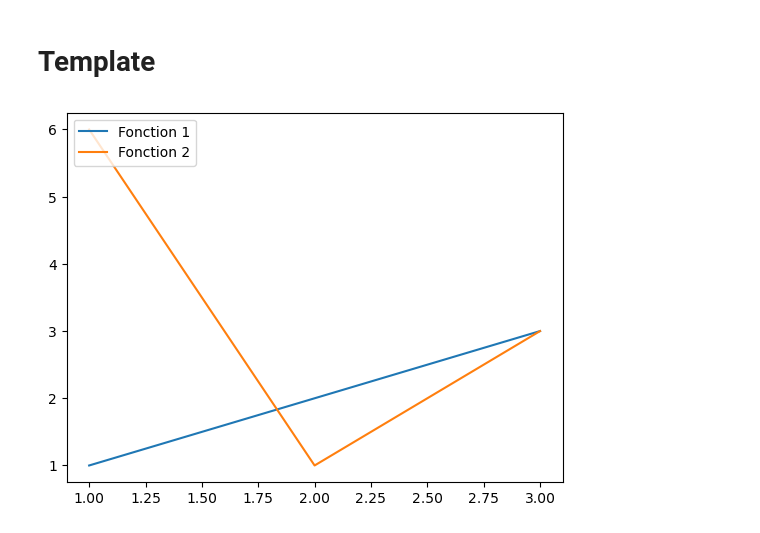
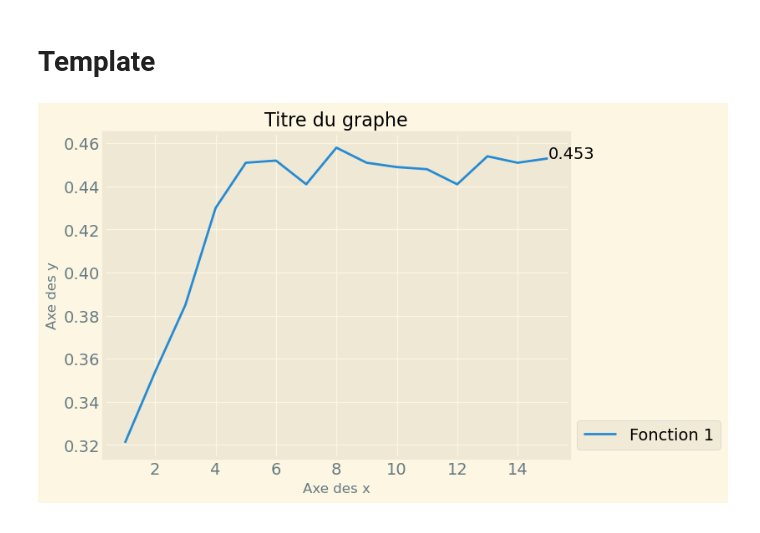
Before and after one commit to ScierKnave/honor_project, a Jupyter notebook: src/résultats/figures.ipynb, the cells around one changed output. Drawn from its saved outputs; the diff is of its cells as text; code cells hidden in the pictures.

Commit message:
graph update

```diff
--- a/src/résultats/figures.ipynb
+++ b/src/résultats/figures.ipynb
@@ -1,15 +1,24 @@
 # %%
 import matplotlib.pyplot as plt
+plt.style.use('Solarize_Light2')
 # %% [markdown]
 # Template
 # %%
-fig1 = plt.figure()
-x1 = [1,2,3]; y1 = [1,2,3]
-x2 = [1,2,3]; y2 = [6,1,3]
+fig, ax = plt.subplots()
+plt.title("Titre du graphe")
+plt.xlabel("Axe des x")
+plt.ylabel("Axe des y")
+plt.grid(True)
+x1 = [1, 2, 3, 4, 5, 6, 7, 8, 9, 10, 11, 12, 13, 14, 15]
+y1 = [0.321, 0.354, 0.385, 0.43, 0.451, 0.452, 0.441,
+0.458, 0.451, 0.449, 0.448, 0.441, 0.454, 0.451, 0.453]
+x2 = [1,2,3]
+y2 = [6,1,3]
+plt.plot(x1, y1, label="Fonction 1")
+# plt.plot(x2, y2, label="Fonction 2")
+plt.legend(loc = "lower left", bbox_to_anchor = (1, 0))
+ax.text(x1[-1], y1[-1], y1[-1], fontdict=None)
 
-plt.plot(x1, y1, label="Fonction 1")
-plt.plot(x2, y2, label="Fonction 2")
-plt.legend(loc = "upper left")
 plt.show()
 # %% [output]
-[figure, old version]
+[figure, new version]
```
Also changed, not shown: parts of 2 cells of this notebook.
